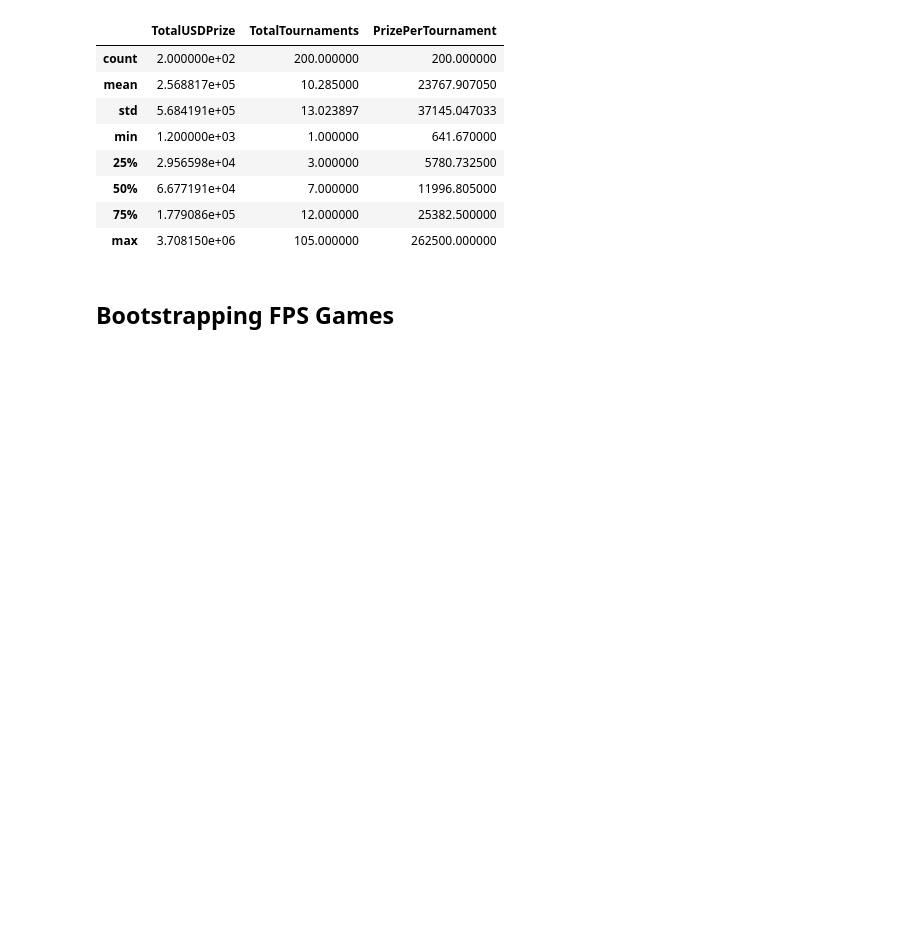
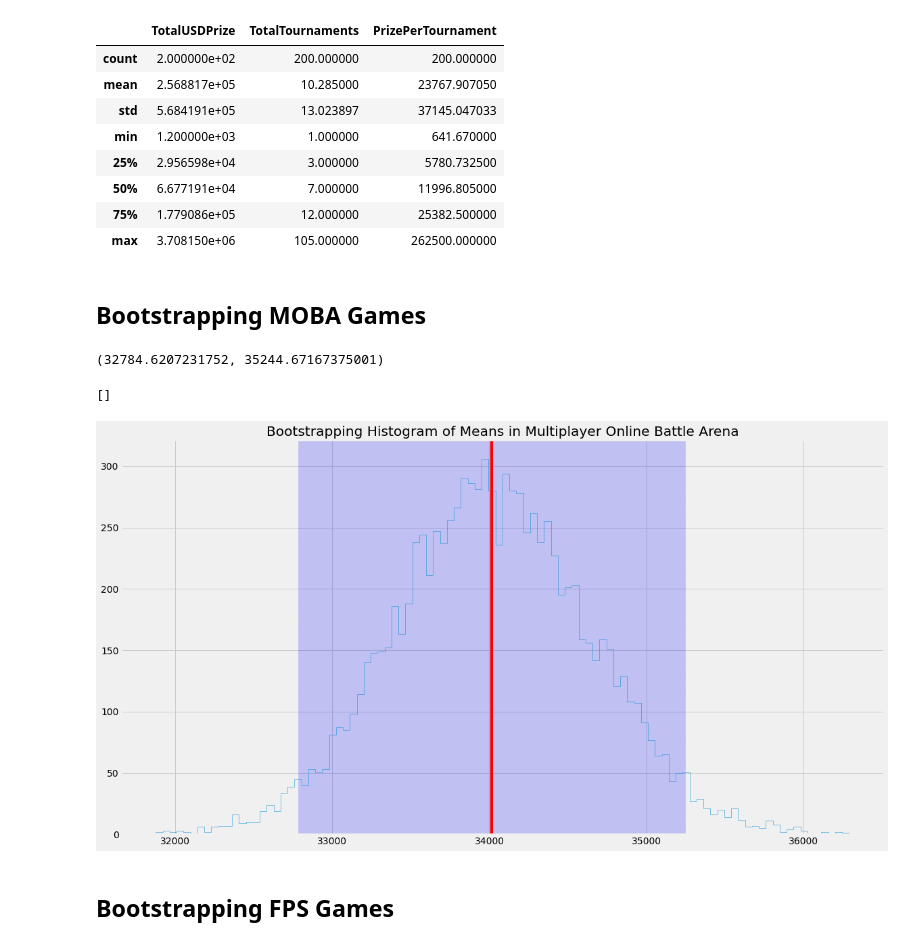
Before and after one commit to LTonstad/DSI_Capstone_One, a Jupyter notebook: testing/team_data.ipynb, the cells around one changed output. Cells and saved outputs as stored; diff of their text form; code cells hidden in the pictures; blank space fills up the shorter version.

```diff
--- a/testing/team_data.ipynb
+++ b/testing/team_data.ipynb
@@ -139,6 +139,27 @@ battle_royale.describe()
 | 50% | 6.677191e+04 | 7.000000 | 11996.805000 |
 | 75% | 1.779086e+05 | 12.000000 | 25382.500000 |
 | max | 3.708150e+06 | 105.000000 | 262500.000000 |
+# %% [markdown]
+## Bootstrapping MOBA Games
+# %%
+bootstrap_moba_sample_means = pd.DataFrame({'mean_avg_prize': [moba.sample(10000, replace=True).PrizePerTournament.mean() for i in range(10000)]})
+# %%
+bottom_moba_bootstrap_mean = bootstrap_moba_sample_means.mean_avg_prize.quantile(0.025)
+top_moba_bootstrap_mean = bootstrap_moba_sample_means.mean_avg_prize.quantile(0.975)
+
+bootstrap_moba_sample_means.mean_avg_prize.quantile(0.025), bootstrap_moba_sample_means.mean_avg_prize.quantile(0.975)
+# %% [output]
+(32784.6207231752, 35244.67167375001)
+# %%
+bootstrap_moba_sample_means.mean_avg_prize.hist(histtype='step', bins=100, figsize=(18,10))
+plt.axvline(moba.PrizePerTournament.mean(), color = 'red')
+plt.axvspan(bottom_moba_bootstrap_mean, top_moba_bootstrap_mean, linestyle='--', color='blue', alpha=0.2)
+plt.title('Bootstrapping Histogram of Means in Multiplayer Online Battle Arena')
+plt.plot()
+plt.savefig('../images/bootstrapping_moba.png')
+# %% [output]
+[]
+[figure, added]
 # %% [markdown]
 ## Bootstrapping FPS Games
 # %%
```
Also changed, not shown: parts of 7 cells of this notebook, 2 other files.
